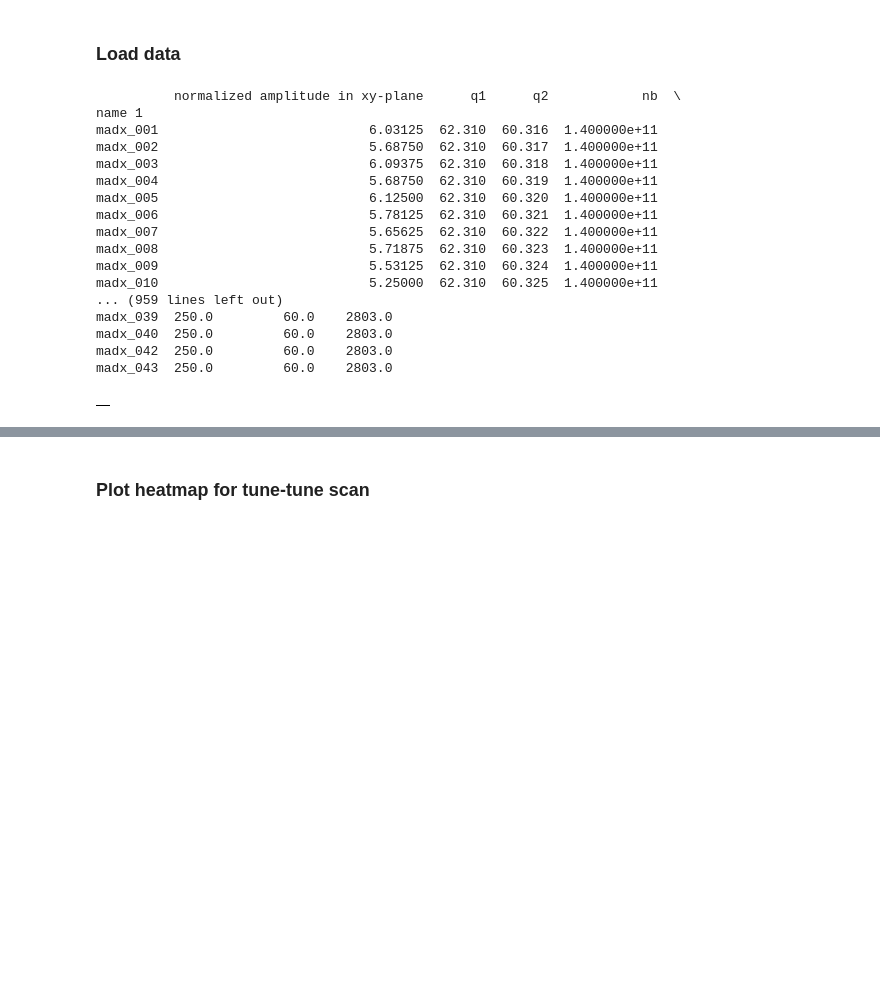
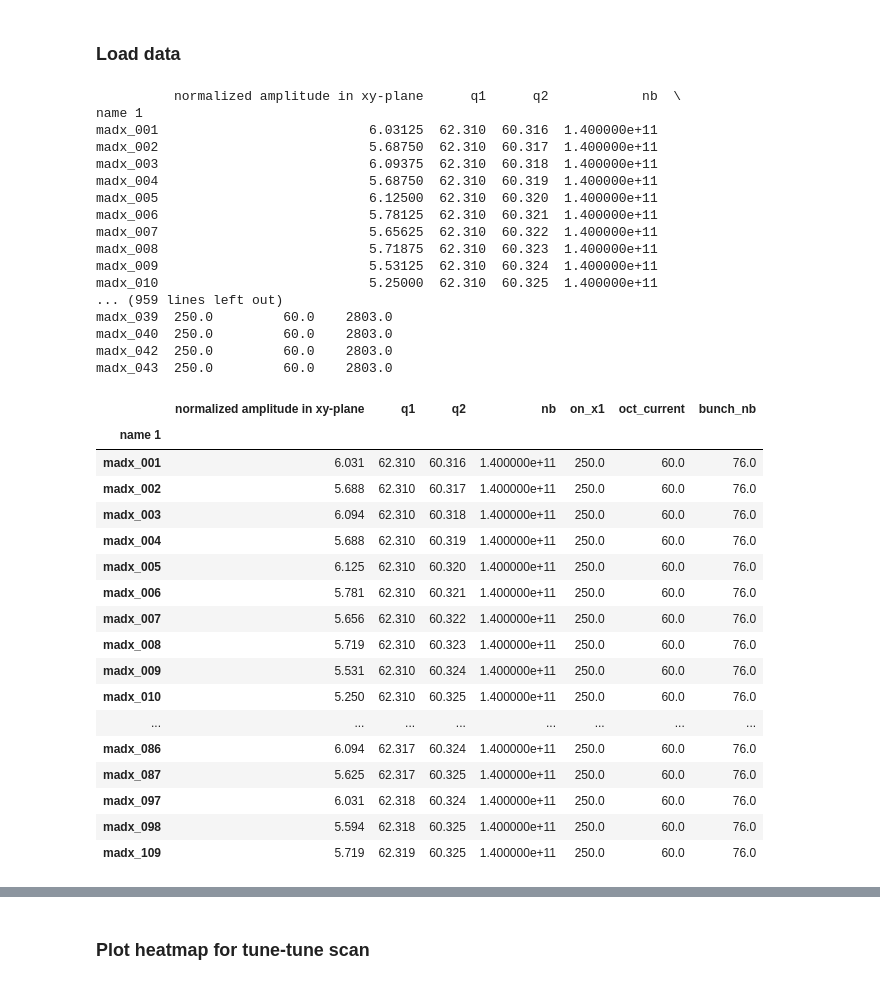
Before and after one commit to ColasDroin/DA_study, a Jupyter notebook: master_study/analysis/analysis_opt_flathv_75_1500_withBB_chroma5_1p4_several_bunches.ipynb, the cells around one changed output, grey strips where cells are left out. Saved outputs shown, nothing was run; the diff lists cells and outputs as text; code cells hidden in the pictures; blank space fills up the shorter version.

```diff
--- a/master_study/analysis/analysis_opt_flathv_75_1500_withBB_chroma5_1p4_several_bunches.ipynb
+++ b/master_study/analysis/analysis_opt_flathv_75_1500_withBB_chroma5_1p4_several_bunches.ipynb
@@ -72,35 +72,52 @@ l_df = []
 for study_name in l_study_names:
     try:
         # Load dataframe
         df = pd.read_parquet(f"../{study_name}/da.parquet")
         print(df)
     except:
-        df = pd.DataFrame()
+        df = l_df[0].copy()
 
     # Round all numbers to 3 decimals
     df = df.round(3)
     l_df.append(df)
 
 df
 # %% [output]
           normalized amplitude in xy-plane      q1      q2            nb  \
 name 1
 madx_001                           6.03125  62.310  60.316  1.400000e+11
 madx_002                           5.68750  62.310  60.317  1.400000e+11
 madx_003                           6.09375  62.310  60.318  1.400000e+11
 madx_004                           5.68750  62.310  60.319  1.400000e+11
 madx_005                           6.12500  62.310  60.320  1.400000e+11
 madx_006                           5.78125  62.310  60.321  1.400000e+11
 madx_007                           5.65625  62.310  60.322  1.400000e+11
 madx_008                           5.71875  62.310  60.323  1.400000e+11
 madx_009                           5.53125  62.310  60.324  1.400000e+11
 madx_010                           5.25000  62.310  60.325  1.400000e+11
 ... (959 lines left out)
 madx_039  250.0         60.0    2803.0
 madx_040  250.0         60.0    2803.0
 madx_042  250.0         60.0    2803.0
 madx_043  250.0         60.0    2803.0
-|  |
+|  | normalized amplitude in xy-plane | q1 | q2 | nb | on_x1 | oct_current | bunch_nb |
+| name 1 |  |  |  |  |  |  |  |
+| madx_001 | 6.031 | 62.310 | 60.316 | 1.400000e+11 | 250.0 | 60.0 | 76.0 |
+| madx_002 | 5.688 | 62.310 | 60.317 | 1.400000e+11 | 250.0 | 60.0 | 76.0 |
+| madx_003 | 6.094 | 62.310 | 60.318 | 1.400000e+11 | 250.0 | 60.0 | 76.0 |
+| madx_004 | 5.688 | 62.310 | 60.319 | 1.400000e+11 | 250.0 | 60.0 | 76.0 |
+| madx_005 | 6.125 | 62.310 | 60.320 | 1.400000e+11 | 250.0 | 60.0 | 76.0 |
+| madx_006 | 5.781 | 62.310 | 60.321 | 1.400000e+11 | 250.0 | 60.0 | 76.0 |
+| madx_007 | 5.656 | 62.310 | 60.322 | 1.400000e+11 | 250.0 | 60.0 | 76.0 |
+| madx_008 | 5.719 | 62.310 | 60.323 | 1.400000e+11 | 250.0 | 60.0 | 76.0 |
+| madx_009 | 5.531 | 62.310 | 60.324 | 1.400000e+11 | 250.0 | 60.0 | 76.0 |
+| madx_010 | 5.250 | 62.310 | 60.325 | 1.400000e+11 | 250.0 | 60.0 | 76.0 |
+| ... | ... | ... | ... | ... | ... | ... | ... |
+| madx_086 | 6.094 | 62.317 | 60.324 | 1.400000e+11 | 250.0 | 60.0 | 76.0 |
+| madx_087 | 5.625 | 62.317 | 60.325 | 1.400000e+11 | 250.0 | 60.0 | 76.0 |
+| madx_097 | 6.031 | 62.318 | 60.324 | 1.400000e+11 | 250.0 | 60.0 | 76.0 |
+| madx_098 | 5.594 | 62.318 | 60.325 | 1.400000e+11 | 250.0 | 60.0 | 76.0 |
+| madx_109 | 5.719 | 62.319 | 60.325 | 1.400000e+11 | 250.0 | 60.0 | 76.0 |
 # %%
 l_df_to_plot = []
 for df in l_df:
```
Also changed, not shown: parts of 4 cells of this notebook, 1 other file.
